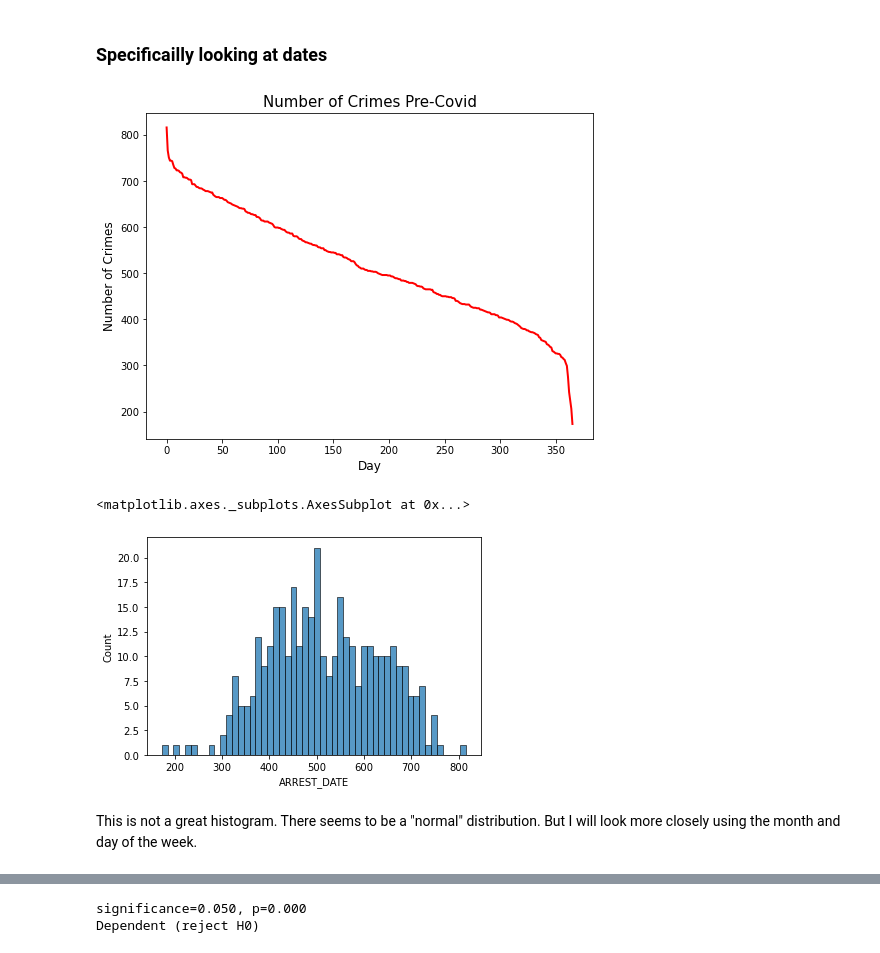
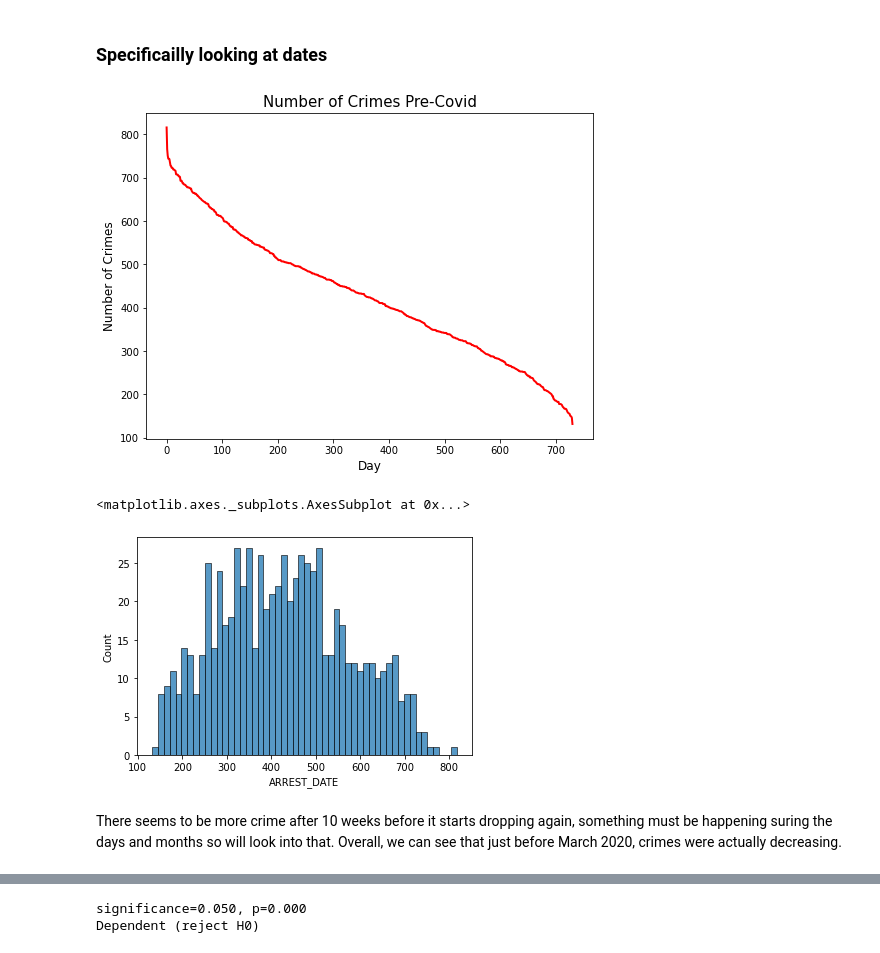
Before and after one commit to MudSnail/MidTerm, a Jupyter notebook: Pre_Covid_EDA.ipynb, the cells around one changed output, grey strips where cells are left out. Cells and saved outputs as stored; diff of their text form; code cells hidden in the pictures.

Commit message:
re-adding the Covid EDA notebook

```diff
--- a/Pre_Covid_EDA.ipynb
+++ b/Pre_Covid_EDA.ipynb
@@ -36,5 +35,6 @@ df.head()
 # %%
-data = pd.read_csv('Data/EDA_data/pre_covid_crime.csv')
+#I will also upload the dataframe without ordinals for some plots
+data = pd.read_csv('Data/EDA_data/crime_master.csv')
 data.head()
 # %% [output]
 |  | ARREST_DATE | Crime Severity | ARREST_BORO | AGE_GROUP | PERP_SEX | PERP_RACE | Latitude | Longitude | ... |
@@ -89,12 +78,12 @@ plt.ylabel('Number of Crimes', size = 12)
 plt.title('Number of Crimes Pre-Covid', size= 15)
 plt.show()
 # %% [output]
-[figure, old version]
+[figure, new version]
 # %%
 #A histogram showing the distribution of number of crimes over date, 52 bins=52weeks
-sns.histplot(data=data, x = data['ARREST_DATE'].value_counts(), bins=52)
+sns.histplot(data=df, x = data['ARREST_DATE'].value_counts(), bins=52)
 # %% [output]
 <matplotlib.axes._subplots.AxesSubplot at 0x...>
-[figure, old version]
+[figure, new version]
-# %% [markdown]
-This is not a great histogram. There seems to be a "normal" distribution. But I will look more closely using the month and day of the week.
+# %% [markdown]
+There seems to be more crime after 10 weeks before it starts dropping again, something must be happening suring the days and months so will look into that. Overall, we can see that just before March 2020, crimes were actually decreasing.
```
Also changed, not shown: parts of 37 cells of this notebook.
